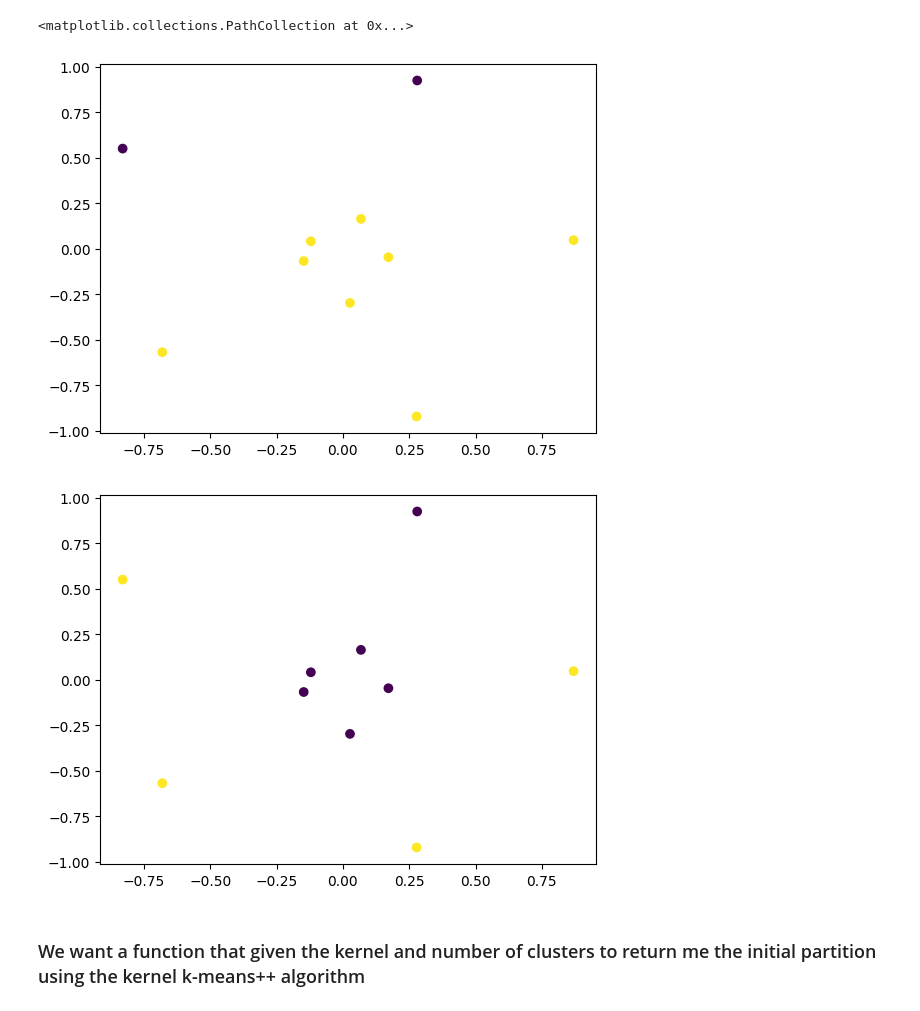
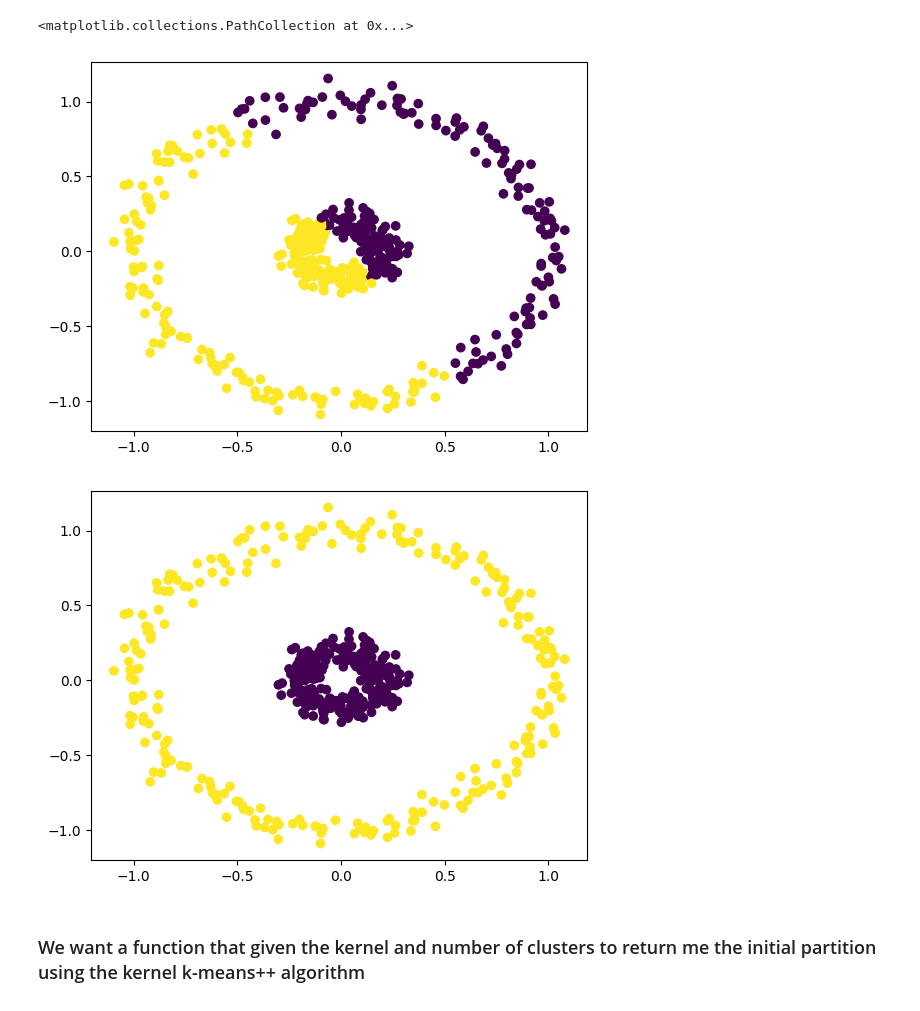
Before and after one commit to gvardakas/global-kernel-k-means-pp, a Jupyter notebook: Kernel k-means.ipynb, the cells around one changed output. Cells and saved outputs as stored; diff of their text form; code cells hidden in the pictures.

```diff
--- a/Kernel k-means.ipynb
+++ b/Kernel k-means.ipynb
@@ -13,7 +12,7 @@ import random
 import matplotlib.pyplot as plt
 # %%
 seed = 42
-n_samples = 10
+n_samples = 500
 
 X, y = make_circles(n_samples=n_samples, factor=0.2, noise=0.05, random_state=seed)
 # %%
@@ -26,16 +25,16 @@ kmeans = KMeans(n_clusters=2).fit(X)
 plt.scatter(X[:, 0], X[:, 1], c=kmeans.labels_)
 # %% [output]
 <matplotlib.collections.PathCollection at 0x...>
-[figure, old version]
+[figure, new version]
 # %%
 kernel = 'rbf'
 kernel = pairwise_kernels(X, X, metric='rbf', gamma=5)
 # Should find a way to init the fucking centers!
-kernel_kmeans = KernelKMeans(n_clusters=2, n_init=1, kernel='precomputed').fit(kernel)
+kernel_kmeans = KernelKMeans(n_clusters=2, n_init=6, kernel='precomputed').fit(kernel)
 plt.scatter(X[:, 0], X[:, 1], c=kernel_kmeans.labels_)
 plt.show()
 # %% [output]
-[figure, old version]
+[figure, new version]
 # %% [markdown]
 ### We want a function that given the kernel and number of clusters to return me the initial partition using the kernel k-means++ algorithm
 # %%
```
Also changed, not shown: parts of 4 cells of this notebook.
